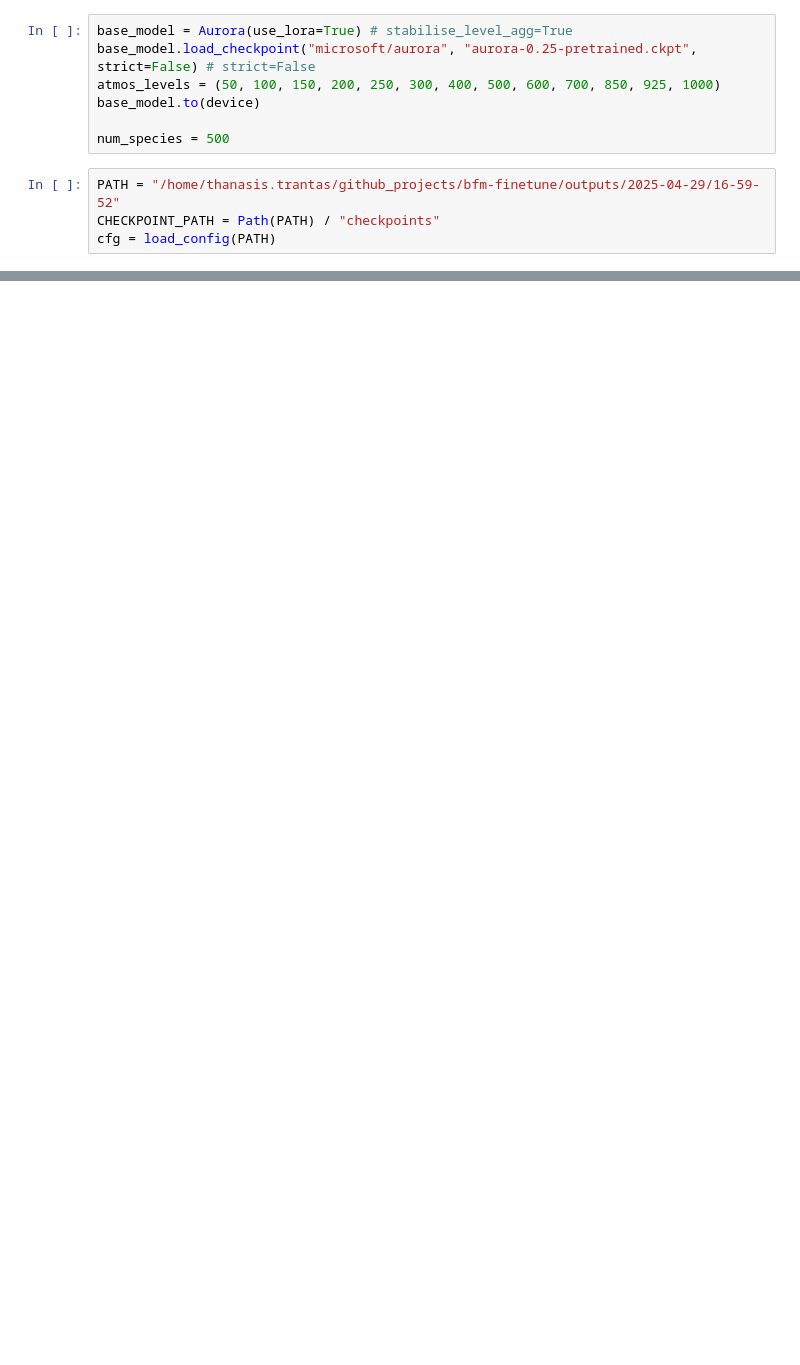
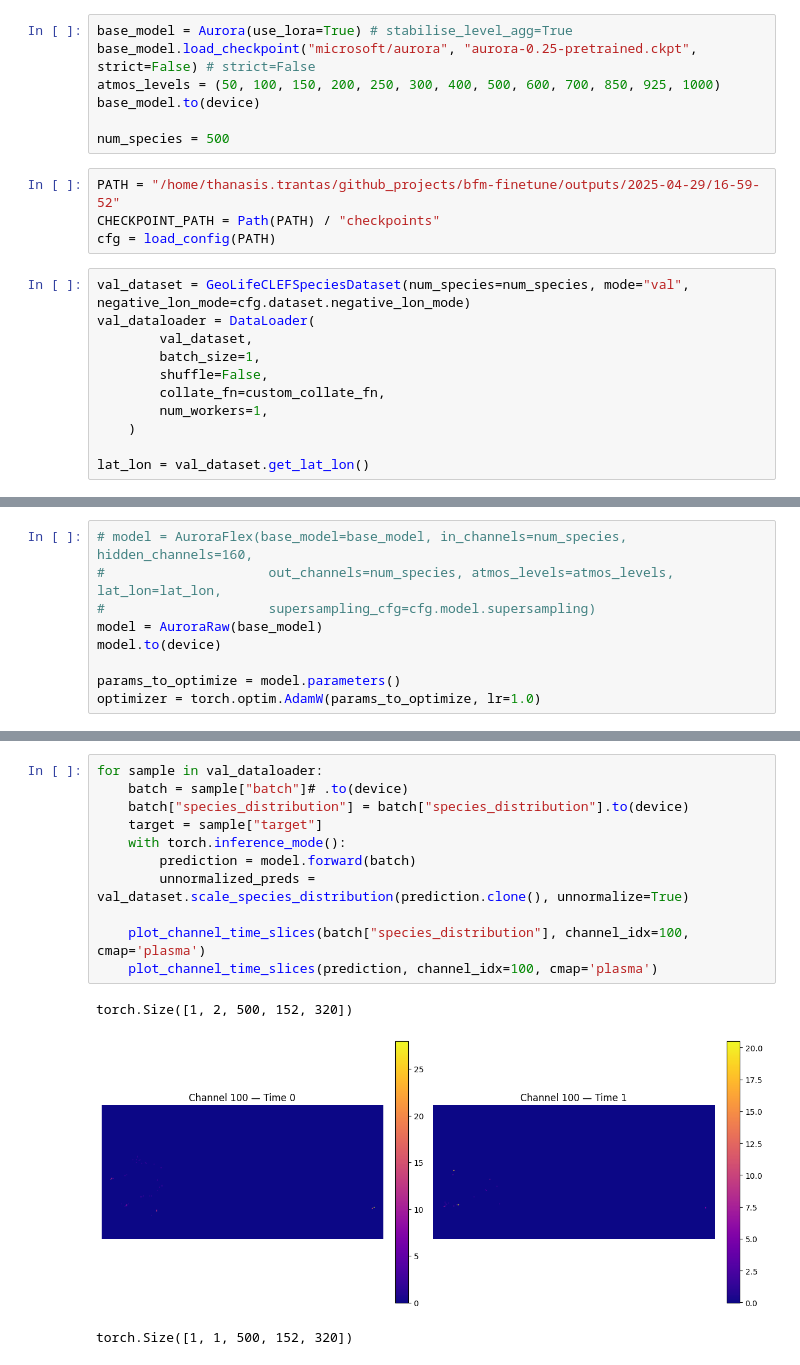
Before and after one commit to BioDT/bfm-finetune, a Jupyter notebook: notebooks/visualise_eval.ipynb, the cells around one changed output, grey strips where cells are left out. Saved outputs shown, nothing was run; the diff lists cells and outputs as text; blank space fills up the shorter version.

Commit message:
add eval viz with raw plots

```diff
--- a/notebooks/visualise_eval.ipynb
+++ b/notebooks/visualise_eval.ipynb
@@ -25,3 +27,14 @@ num_species = 500
 PATH = "/home/thanasis.trantas/github_projects/bfm-finetune/outputs/2025-04-29/16-59-52"
 CHECKPOINT_PATH = Path(PATH) / "checkpoints"
 cfg = load_config(PATH)
+# %%
+val_dataset = GeoLifeCLEFSpeciesDataset(num_species=num_species, mode="val", negative_lon_mode=cfg.dataset.negative_lon_mode)
+val_dataloader = DataLoader(
+        val_dataset,
+        batch_size=1,
+        shuffle=False,
+        collate_fn=custom_collate_fn,
+        num_workers=1,
+    )
+
+lat_lon = val_dataset.get_lat_lon()
@@ -27,0 +43,9 @@ cfg = load_config(PATH)
+# %%
+# model = AuroraFlex(base_model=base_model, in_channels=num_species, hidden_channels=160,
+#                     out_channels=num_species, atmos_levels=atmos_levels, lat_lon=lat_lon,
+#                     supersampling_cfg=cfg.model.supersampling)
+model = AuroraRaw(base_model)
+model.to(device)
+
+params_to_optimize = model.parameters()
+optimizer = torch.optim.AdamW(params_to_optimize, lr=1.0)
@@ -27,0 +96,15 @@ cfg = load_config(PATH)
+# %%
+for sample in val_dataloader:
+    batch = sample["batch"]# .to(device)
+    batch["species_distribution"] = batch["species_distribution"].to(device)
+    target = sample["target"]
+    with torch.inference_mode():
+        prediction = model.forward(batch)
+        unnormalized_preds = val_dataset.scale_species_distribution(prediction.clone(), unnormalize=True)
+
+    plot_channel_time_slices(batch["species_distribution"], channel_idx=100, cmap='plasma')
+    plot_channel_time_slices(prediction, channel_idx=100, cmap='plasma')
+# %% [output]
+torch.Size([1, 2, 500, 152, 320])
+[figure, added]
+torch.Size([1, 1, 500, 152, 320])
```
Also changed, not shown: parts of 6 cells of this notebook.
